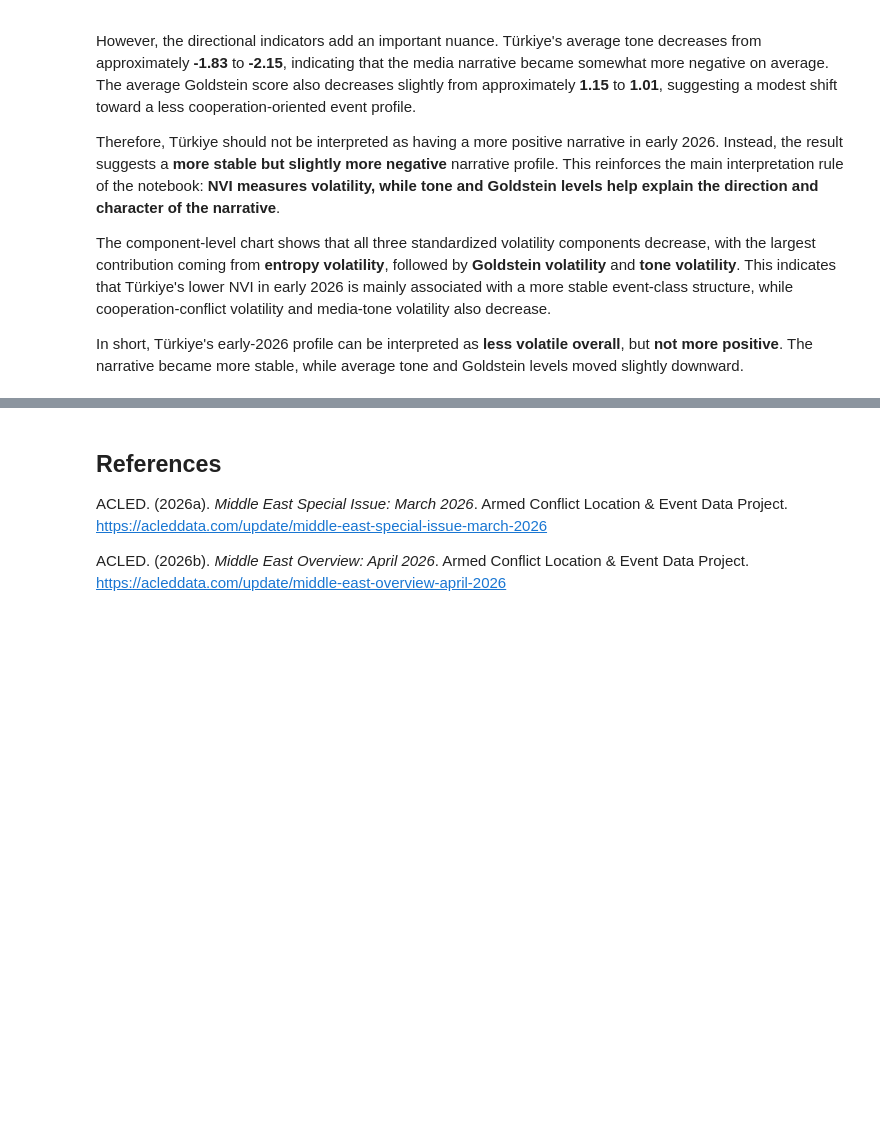
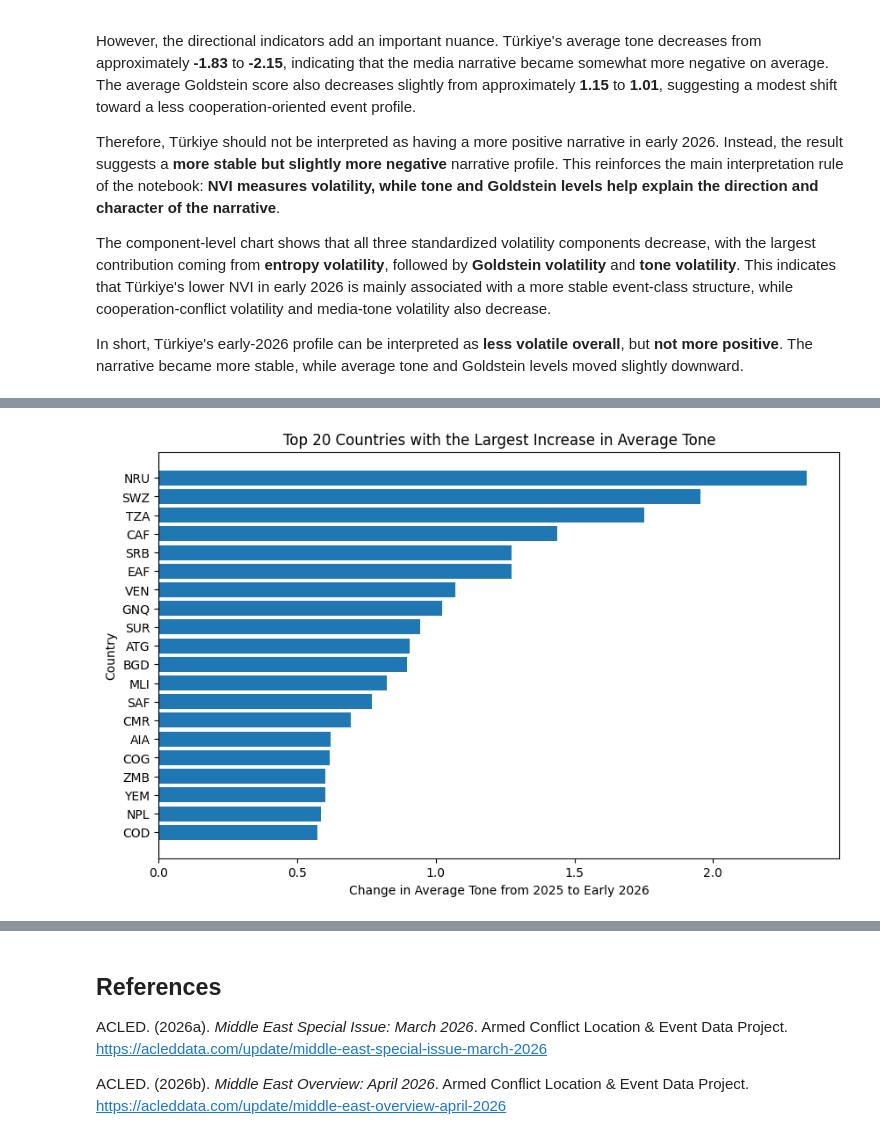
Before and after one commit to ancyra2/mining-prjkt, a Jupyter notebook: notebooks/04_nvi_early_2026_validation.ipynb, the cells around one changed output, grey strips where cells are left out. Drawn from its saved outputs; the diff is of its cells as text; code cells hidden in the pictures; blank space fills up the shorter version.

```diff
--- a/notebooks/04_nvi_early_2026_validation.ipynb
+++ b/notebooks/04_nvi_early_2026_validation.ipynb
@@ -1243,0 +1299,14 @@ In short, Türkiye's early-2026 profile can be interpreted as **less volatile ov
+# %%
+most_positive_tone_shift = merged[[
+    "country",
+    "delta_tone_level",
+    "tone_level_2025",
+    "tone_level_2026",
+    "delta_NVI",
+    "NVI_2025",
+    "NVI_2026",
+    "regime_2025",
+    "regime_2026"
+]].sort_values("delta_tone_level", ascending=False).head(20)
+
+most_positive_tone_shift
@@ -1243,0 +1331,15 @@ In short, Türkiye's early-2026 profile can be interpreted as **less volatile ov
+# %%
+plt.figure(figsize=(10, 6))
+plt.barh(
+    most_positive_tone_shift["country"],
+    most_positive_tone_shift["delta_tone_level"]
+)
+
+plt.axvline(0, color="black", linewidth=0.8)
+plt.gca().invert_yaxis()
+plt.title("Top 20 Countries with the Largest Increase in Average Tone")
+plt.xlabel("Change in Average Tone from 2025 to Early 2026")
+plt.ylabel("Country")
+plt.show()
+# %% [output]
+[figure, added]
```
Also changed, not shown: parts of 17 cells of this notebook, 1 other file.
